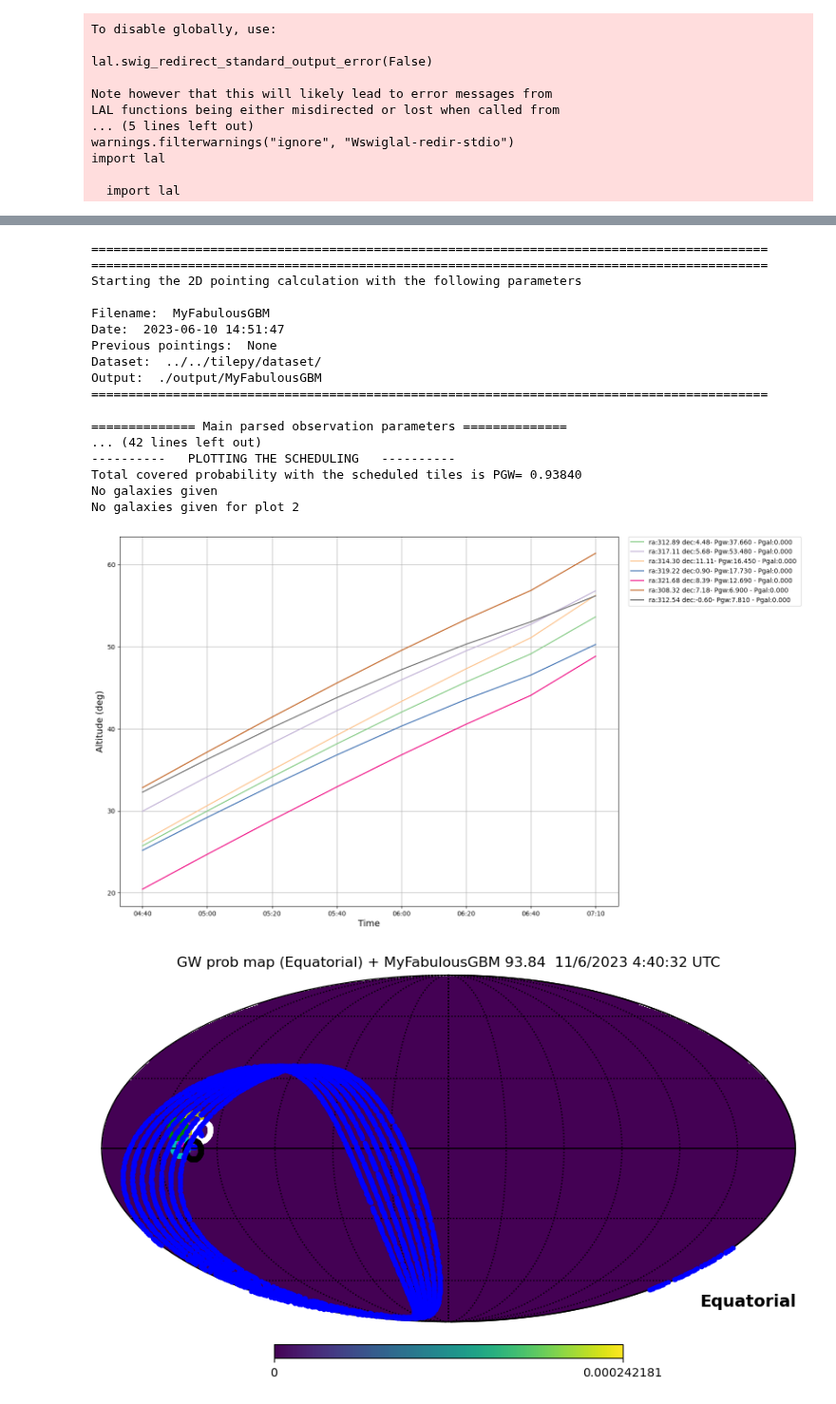
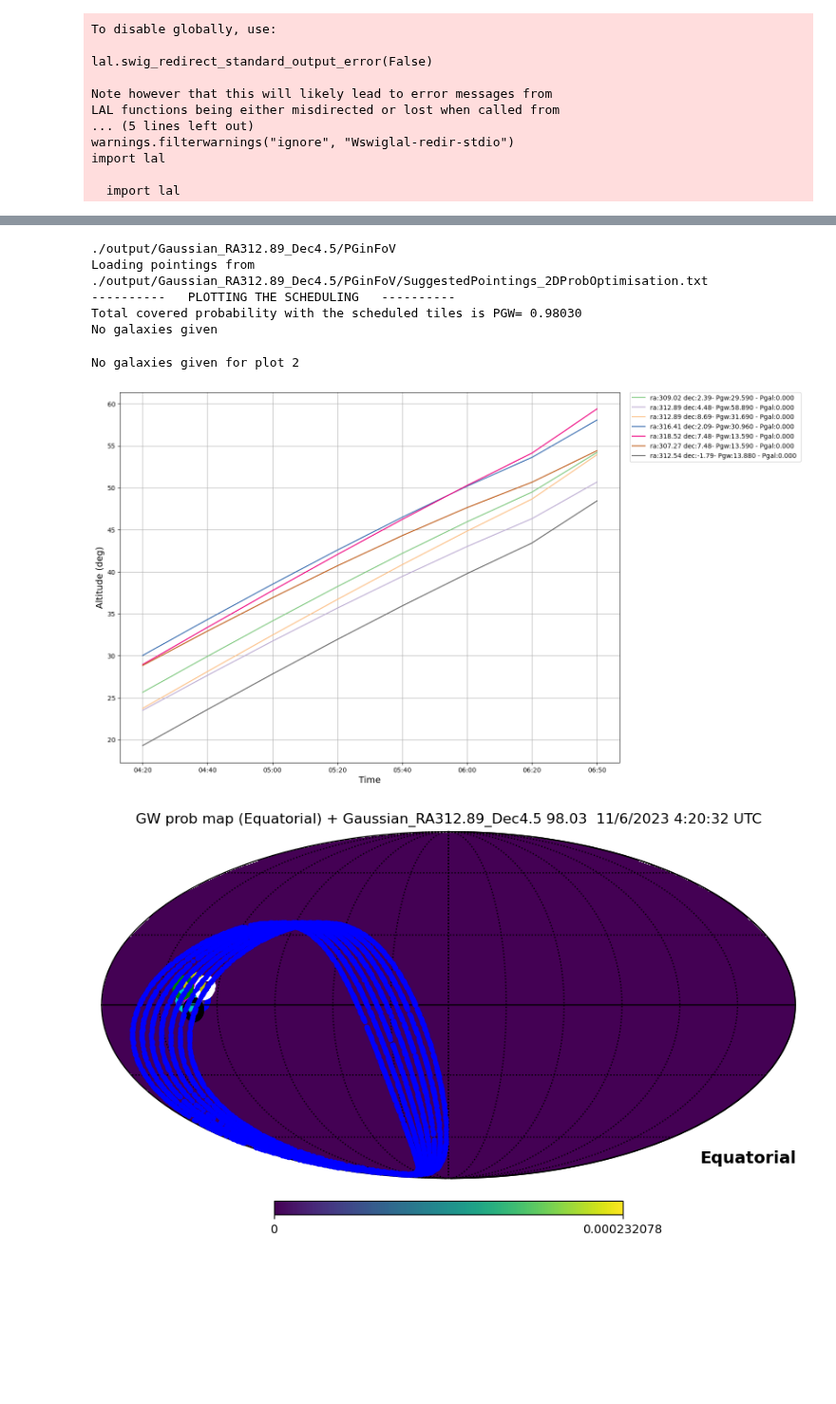
Before and after one commit to astro-transients/tilepy, a Jupyter notebook: examples/launcher/Tiling_Observations_GBM.ipynb, the cells around one changed output, grey strips where cells are left out. Shown at 95% size. Saved outputs shown, nothing was run; the diff lists cells and outputs as text; code cells hidden in the pictures; blank space fills up the shorter version.

Commit message:
make changes to mapreader and skymap for the gaussian map implementation. Test it in the tiling_GBM

```diff
--- a/examples/launcher/Tiling_Observations_GBM.ipynb
+++ b/examples/launcher/Tiling_Observations_GBM.ipynb
@@ -66,0 +50,11 @@ obspar.from_configfile(cfgFile)
+# %%
+
+
+obspar_gauss = ObservationParameters()
+obspar_gauss.add_parsed_args(None,obsTime,datasetDir,None,outDir,pointingsFile)
+obspar_gauss.from_configfile(cfgFile)
+obspar_gauss.mode = "gaussian"
+obspar_gauss.ra = 312.89
+obspar_gauss.dec = 4.5
+obspar_gauss.sigma_deg = 3.
+obspar_gauss.nside = 512
@@ -67,3 +71,3 @@ obspar.from_configfile(cfgFile)
 # %%
-GetSchedule(obspar)
+GetSchedule(obspar_gauss)
 # %% [output]
@@ -71,19 +91,8 @@ The file is already existing, it will be re-downloaded
-===========================================================================================
-===========================================================================================
-Starting the 2D pointing calculation with the following parameters
-
-Filename:  MyFabulousGBM
-Date:  2023-06-10 14:51:47
-Previous pointings:  None
-Dataset:  ../../tilepy/dataset/
-Output:  ./output/MyFabulousGBM
-===========================================================================================
-
-============== Main parsed observation parameters ==============
-... (42 lines left out)
+./output/Gaussian_RA312.89_Dec4.5/PGinFoV
+Loading pointings from ./output/Gaussian_RA312.89_Dec4.5/PGinFoV/SuggestedPointings_2DProbOptimisation.txt
 ----------   PLOTTING THE SCHEDULING   ----------
-Total covered probability with the scheduled tiles is PGW= 0.93840
+Total covered probability with the scheduled tiles is PGW= 0.98030
 No galaxies given
-No galaxies given for plot 2
+No galaxies given for plot 2
-[figure, old version]
+[figure, new version]
-[figure, old version]
+[figure, new version]
```
Also changed, not shown: parts of 13 cells of this notebook, 2 other files.
